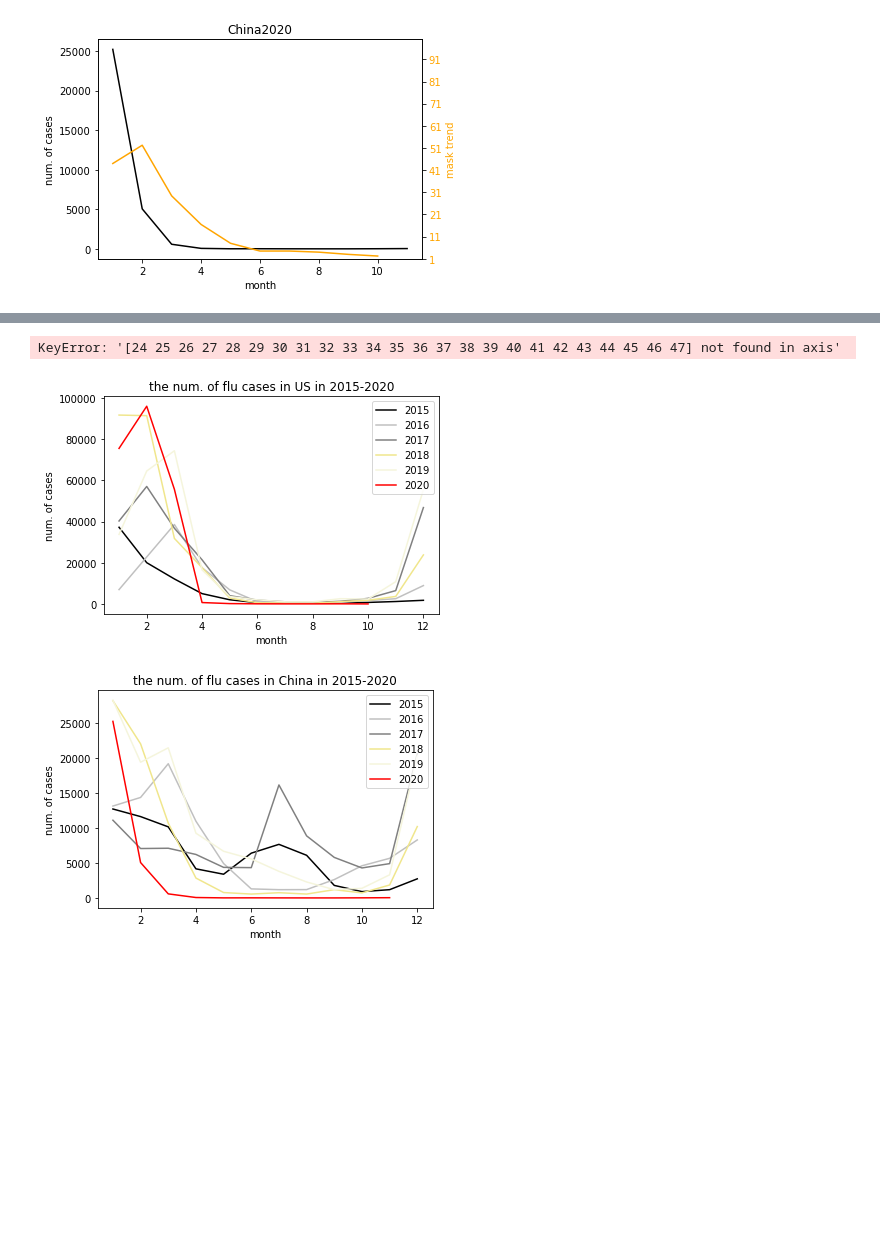
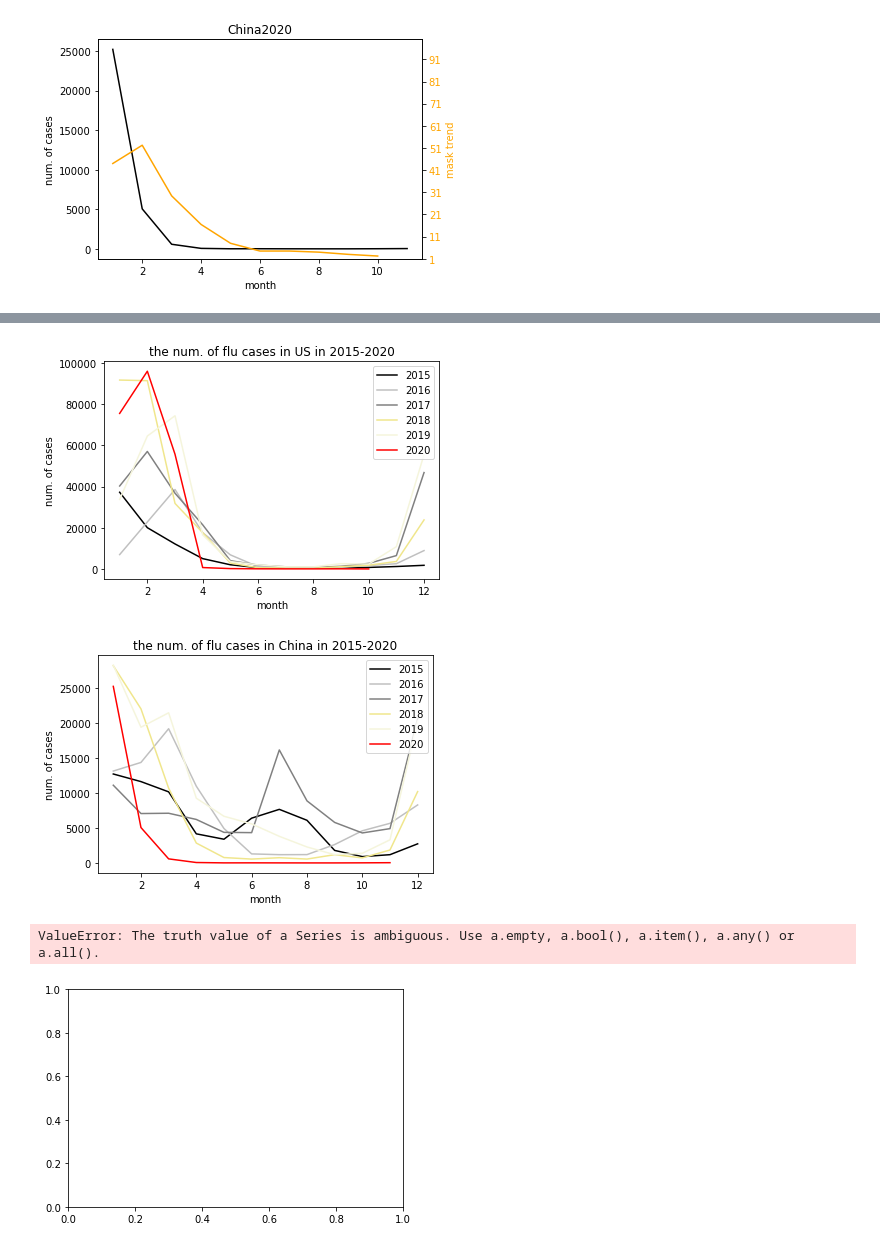
Before and after one commit to annaycc24/2020Fall_projects, a Jupyter notebook: final_pj_team05.ipynb, the cells around one changed output, grey strips where cells are left out. Drawn from its saved outputs; the diff is of its cells as text; code cells hidden in the pictures; blank space fills up the shorter version.

```diff
--- a/final_pj_team05.ipynb
+++ b/final_pj_team05.ipynb
@@ -264,11 +270,5 @@ uk
 #1516檔案刪掉17~20
 #concat with 1718檔案
-# %%
-uk1516 = uk1516.drop(range(24, 48, 1))
-frames = [uk1516, uk1718]
-uk = pd.concat(frames)
-# %% [output]
-KeyError: '[24 25 26 27 28 29 30 31 32 33 34 35 36 37 38 39 40 41 42 43 44 45 46 47] not found in axis'
 # %%
 # hypothesis 3 -> 2015 ~ 2019 數據疊一起看過去幾年的flu peak，2020數據也疊一起，但是用不同顏色的線表示 -> 作結論 (plot x 1)(2015~2020)
 def plot_graph3(country: pd.DataFrame):
@@ -289,33 +289,35 @@ def plot_graph3(country: pd.DataFrame):
     fig, ax1 = plt.subplots()
     plt.title('the num. of flu cases in '+country["country"][0] + ' in 2015-2020')
     plt.xlabel('month')
 
     time=plot_data15['month']
     time20=plot_data20['month']
     ax1.set_ylabel('num. of cases', color='black')
     plt.plot(time, flucase15, color='black',label='2015')
     plt.plot(time, flucase16, color='silver',label='2016')
     plt.plot(time, flucase17, color='grey',label='2017')
     plt.plot(time, flucase18, color='khaki',label='2018')
     plt.plot(time, flucase19, color='beige',label='2019')
     plt.plot(time20, flucase20, color='red',label='2020')
     plt.legend(loc="upper right")
     #fig.tight_layout() # i'm not sure the purpose of this line
 
     #DATE = []
     #for y, m in zip(plot_data.year, plot_data.month):
     #    DATE.append(date(y, m,1))
     #plot_data['DATE'] = DATE
 
     #plt.plot(time, flucase)
     #plt.plot(time, mask_trend)
     #plt.xlabel('month')
     #plt.ylabel('num. of cases')
     plt.show()
 
 us_graph3=plot_graph3(us)
 china_graph3=plot_graph3(china)
-#uk_graph3=plot_graph3(uk)
+uk_graph3=plot_graph3(uk)
 # %% [output]
-[figure, old version]
+[figure, new version]
-[figure, old version]
+[figure, new version]
+ValueError: The truth value of a Series is ambiguous. Use a.empty, a.bool(), a.item(), a.any() or a.all().
+[figure, added]
```
Also changed, not shown: parts of 4 cells of this notebook.
